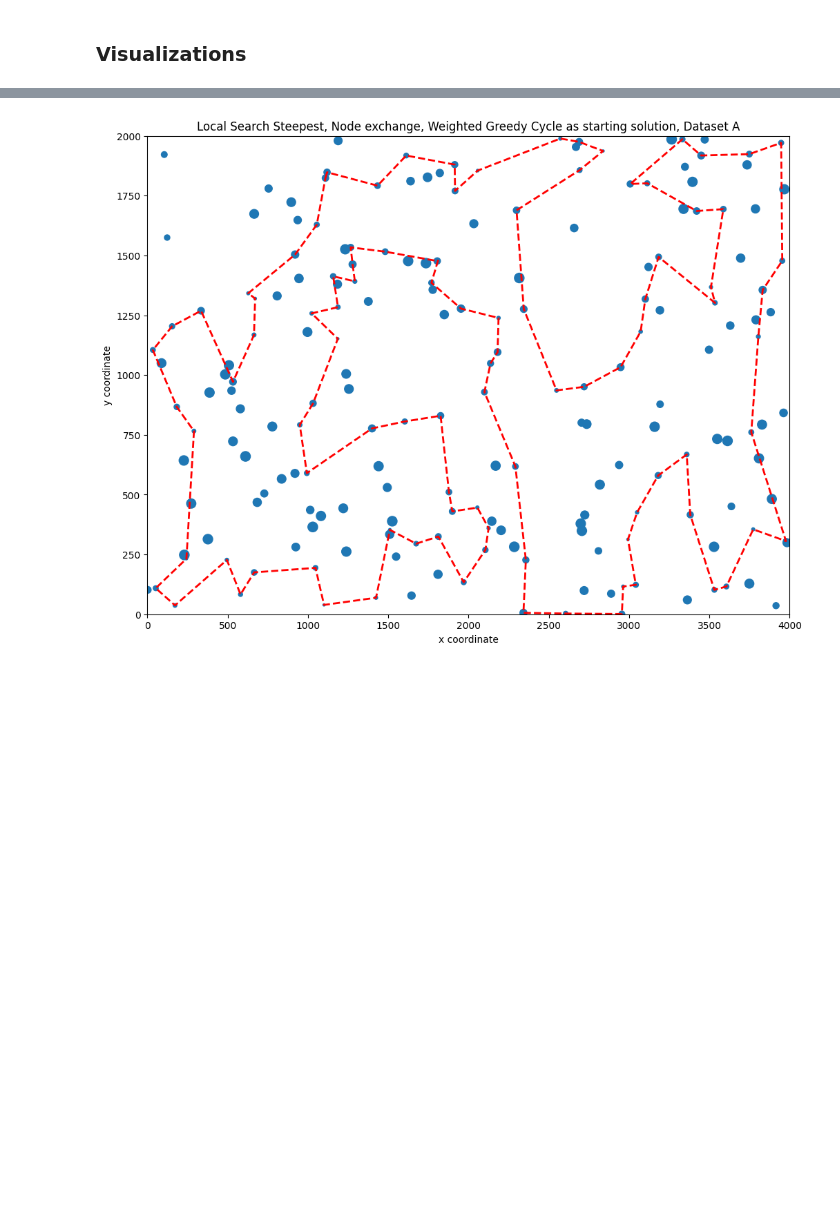
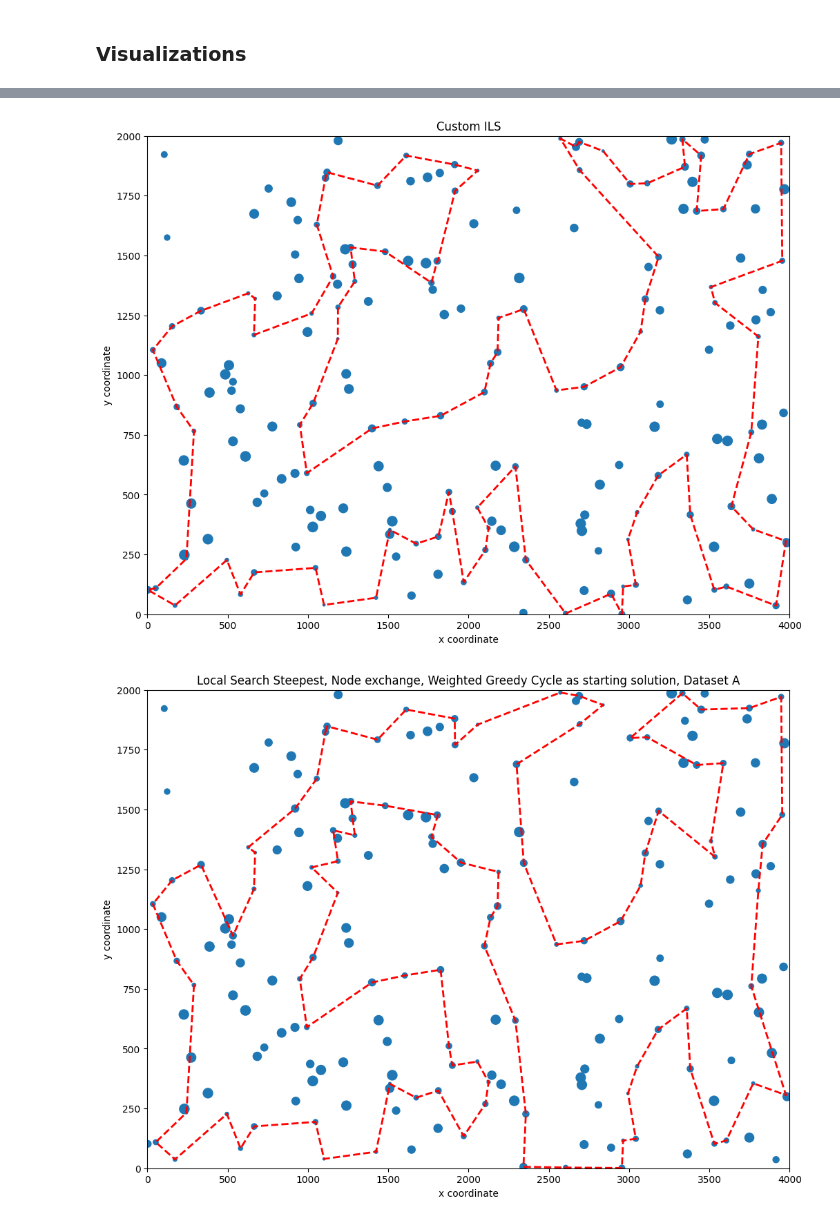
Before and after one commit to WojciechMajewski/Evolutionary-Computation-TSP, a Jupyter notebook: Create_Graphs.ipynb, the cells around one changed output, grey strips where cells are left out. Cells and saved outputs as stored; diff of their text form; code cells hidden in the pictures; blank space fills up the shorter version.

Commit message:
custom algorithm

```diff
--- a/Create_Graphs.ipynb
+++ b/Create_Graphs.ipynb
@@ -77,3 +61,13 @@ for i, cycle in enumerate(cycles):
+# %%
+cycles = []
+cycles += [[119, 130, 152, 11, 160, 106, 48, 92, 26, 8, 169, 95, 80, 14, 111, 31, 73, 89, 94, 12, 72, 190, 98, 156, 172, 6, 66, 112, 51, 135, 99, 101, 167, 45, 186, 127, 88, 153, 161, 76, 145, 128, 132, 36, 55, 22, 117, 15, 108, 171, 21, 194, 79, 87, 141, 144, 154, 81, 180, 32, 62, 53, 195, 113, 74, 163, 61, 71, 20, 64, 185, 96, 27, 116, 147, 59, 143, 159, 164, 178, 19, 0, 149, 50, 91, 121, 43, 77, 4, 114, 175, 192, 199, 137, 41, 177, 1, 75, 189, 109]]
+
+names = ["Custom ILS"]
+
+for i, cycle in enumerate(cycles):
+    plot_cycle(df1, cycle, names[i])
+# %% [output]
+[figure, added]
 # %%
 cycle = [32, 180, 81, 154, 144, 87, 141, 6, 156, 98, 66, 24, 45, 167, 101, 99, 135, 51, 112, 169, 95, 31, 73, 72, 190, 94, 89, 111, 14, 80, 124, 8, 26, 106, 48, 11, 152, 130, 119, 109, 189, 75, 1, 177, 41, 199, 150, 192, 175, 153, 88, 127, 186, 170, 21, 79, 194, 171, 108, 15, 117, 53, 22, 195, 55, 36, 132, 128, 145, 76, 161, 91, 121, 114, 4, 77, 43, 50, 149, 0, 19, 178, 164, 159, 143, 59, 147, 27, 96, 185, 64, 20, 71, 61, 181, 113, 74, 163, 155, 62]
 plot_cycle(df1, cycle, f"Local Search Steepest, Node exchange, Weighted Greedy Cycle as starting solution, Dataset A")
```
Also changed, not shown: parts of 1 cell of this notebook, 5 other files.
